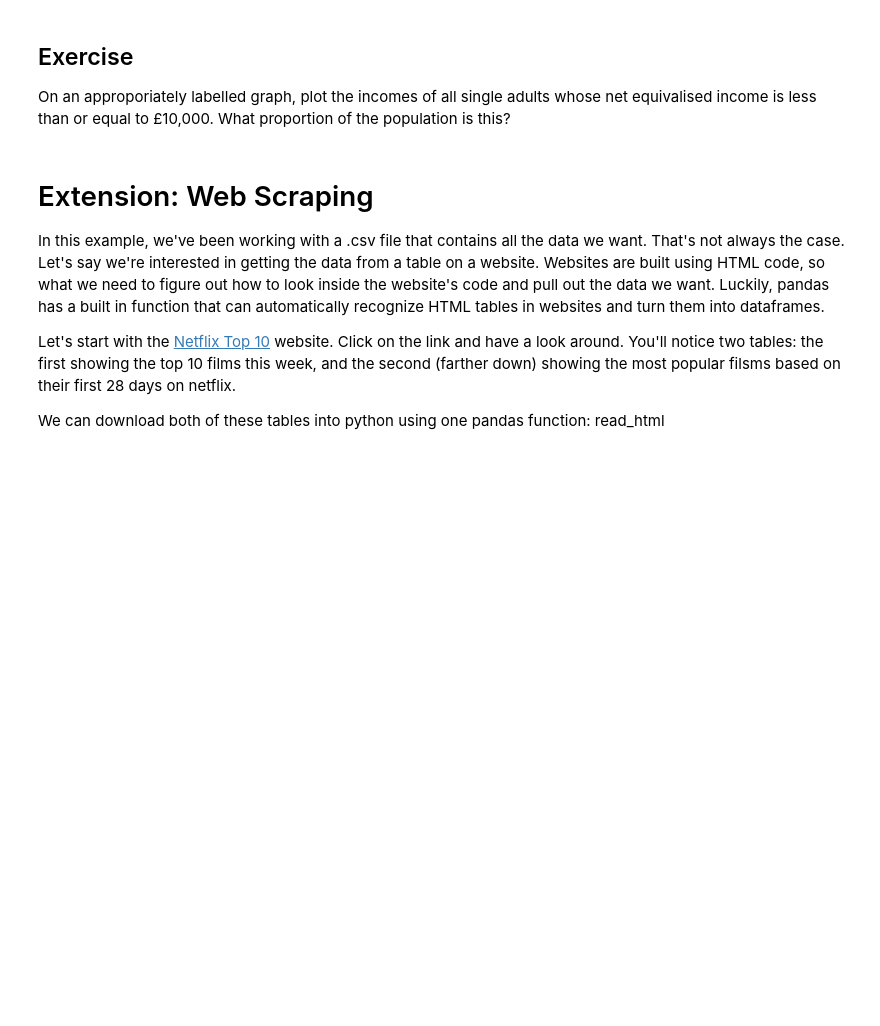
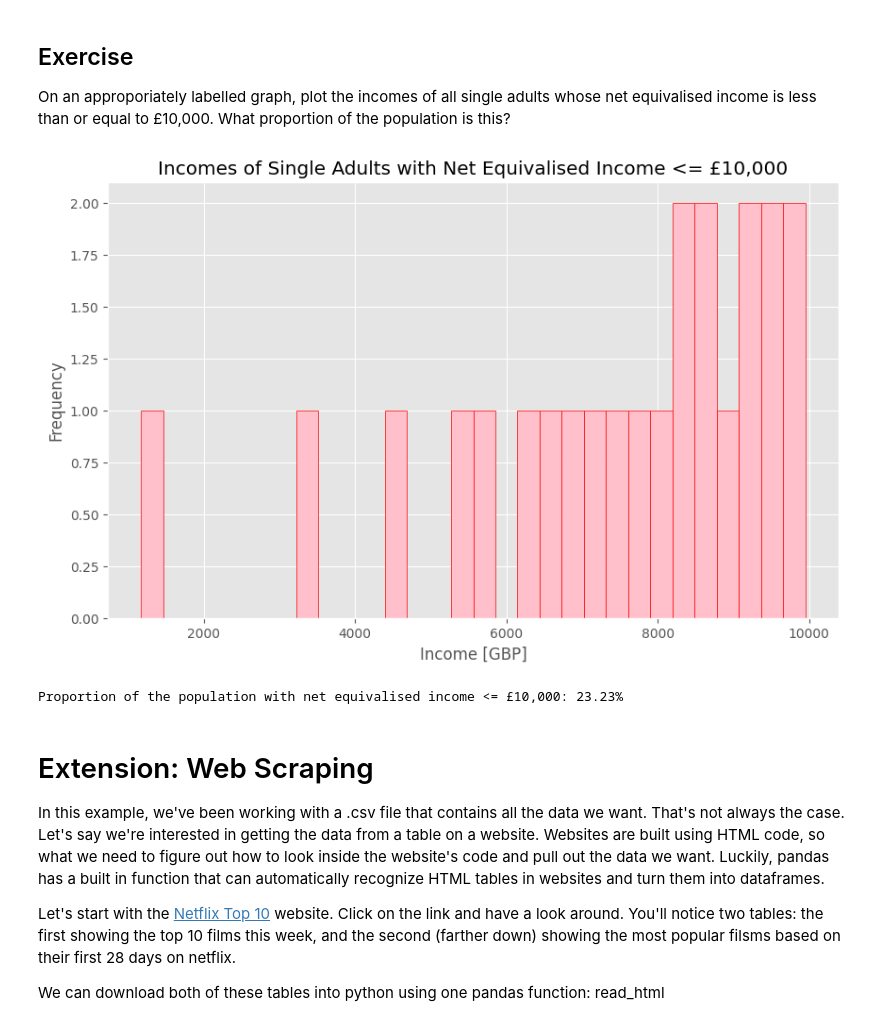
Before and after one commit to helenacorcos/QM2, a Jupyter notebook: notebooks/W02. Pandas.ipynb, the cells around one changed output. Saved outputs shown, nothing was run; the diff lists cells and outputs as text; code cells hidden in the pictures; blank space fills up the shorter version.

```diff
--- a/notebooks/W02. Pandas.ipynb
+++ b/notebooks/W02. Pandas.ipynb
@@ -360,6 +436,35 @@ We won't dwell on comparative operative, here we've used ">" to mean "is greater
 # %% [markdown]
 ## Exercise
 On an approporiately labelled graph, plot the incomes of all single adults whose net equivalised income is less than or equal to £10,000. What proportion of the population is this?
+# %%
+clean = income['Single adult']
+clean = clean.replace(',', '', regex=True)
+clean = clean.replace('-', 'NaN', regex=True).astype('float')
+low_income_single_adults = income['Single adult'][income['Single adult'] <= 10000]
+
+
+clean = income['Single adult'].replace('[\$,]', '', regex=True).astype(float)
+clean
+low_income_single_adults = income['Single adult'][income['Single adult'] <= 10000]
+
+plt.figure(figsize=(10, 6))
+plt.hist(low_income_single_adults, bins=30, color='pink', edgecolor='red')
+
+plt.title('Incomes of Single Adults with Net Equivalised Income <= £10,000')
+plt.xlabel('Income [GBP]')
+plt.ylabel('Frequency')
+
+
+plt.show()
+
+total_population = len(income['Single adult'])
+low_income_population = len(low_income_single_adults)
+proportion_low_income = low_income_population / total_population
+
+print(f"Proportion of the population with net equivalised income <= £10,000: {proportion_low_income:.2%}")
+# %% [output]
+[figure, added]
+Proportion of the population with net equivalised income <= £10,000: 23.23%
 # %% [markdown]
 # Extension: Web Scraping
 
```
Also changed, not shown: parts of 17 cells of this notebook.
